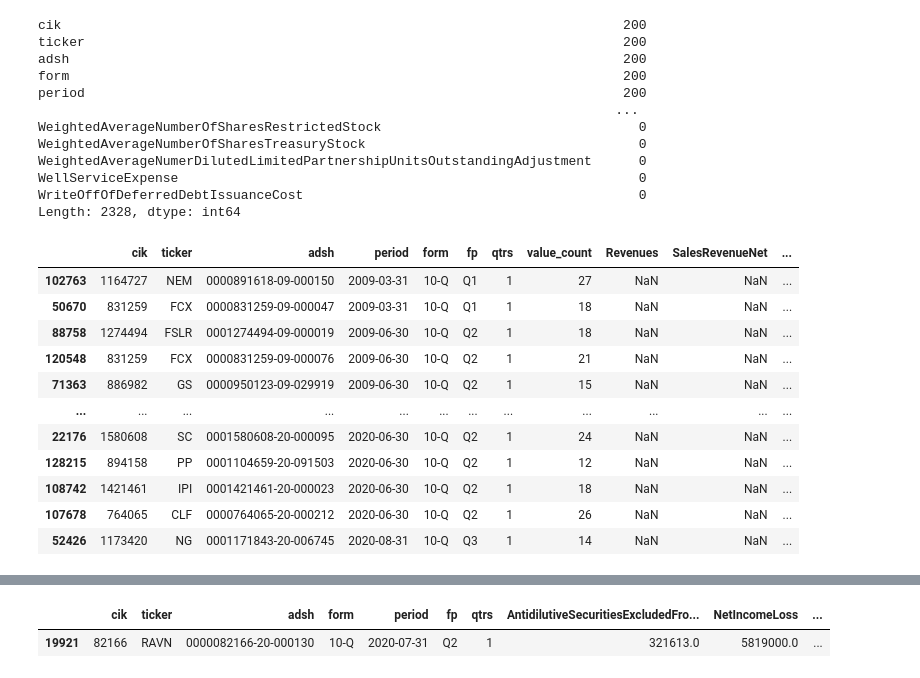
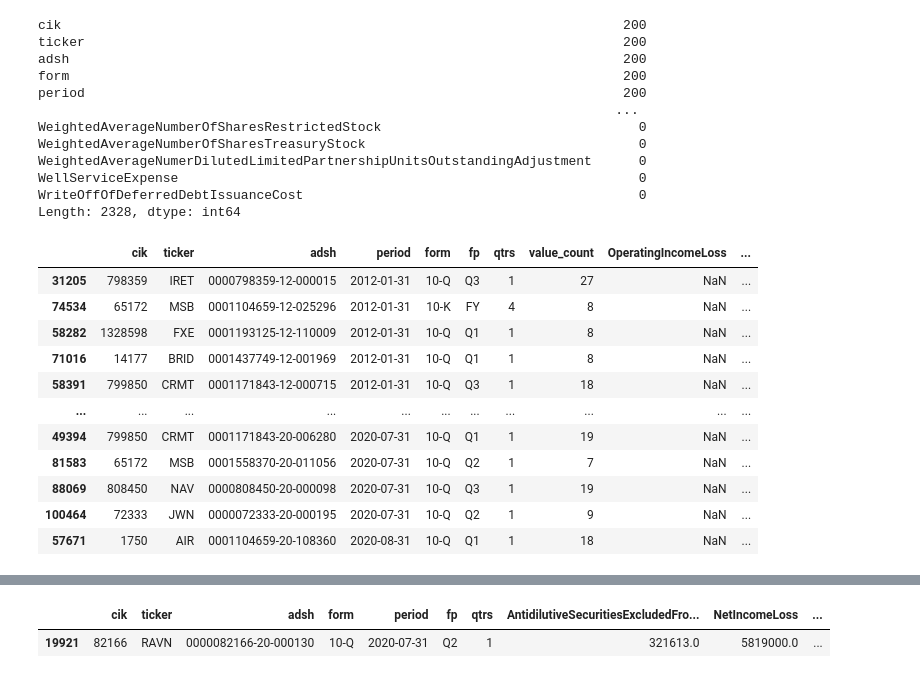
Before and after one commit to HansjoergW/bfh_mt_hs2020_sec_data, a Jupyter notebook: 04_UniformAndCompleteData.ipynb, the cells around one changed output, grey strips where cells are left out. Cells and saved outputs as stored; diff of their text form; code cells hidden in the pictures.

```diff
--- a/04_UniformAndCompleteData.ipynb
+++ b/04_UniformAndCompleteData.ipynb
@@ -577,0 +619,4 @@ is_pivot_pd_copy.shape
+# %%
+is_pivot_pd_copy['SharesOutstanding_hj'] = None
+copy_if_not_empty(is_pivot_pd_copy, 'WeightedAverageNumberOfSharesOutstandingBasic', 'SharesOutstanding_hj')
+copy_if_not_empty(is_pivot_pd_copy, 'WeightedAverageNumberOfDilutedSharesOutstanding', 'SharesOutstanding_hj')
@@ -676,0 +744,10 @@ OperatingIncomeLoss   34604
+# %%
+is_pivot_pd_copy['OperatingIncomeLoss_hj'] = None
+
+copy_if_not_empty(is_pivot_pd_copy, 'cpy_OperatingIncomeLoss', 'OperatingIncomeLoss')
+copy_if_not_empty(is_pivot_pd_copy, 'cpy_IncomeLossFromContinuingOperationsBeforeIncomeTaxesMinorityInterestAndIncomeLossFromEquityMethodInvestments', 'IncomeLossFromContinuingOperationsBeforeIncomeTaxesMinorityInterestAndIncomeLossFromEquityMethodInvestments')
+copy_if_not_empty(is_pivot_pd_copy, 'cpy_IncomeLossFromContinuingOperationsBeforeIncomeTaxesExtraordinaryItemsNoncontrollingInterest', 'IncomeLossFromContinuingOperationsBeforeIncomeTaxesExtraordinaryItemsNoncontrollingInterest')
+
+copy_if_not_empty(is_pivot_pd_copy, 'OperatingIncomeLoss', 'OperatingIncomeLoss_hj')
+copy_if_not_empty(is_pivot_pd_copy, 'IncomeLossFromContinuingOperationsBeforeIncomeTaxesMinorityInterestAndIncomeLossFromEquityMethodInvestments', 'OperatingIncomeLoss_hj')
+copy_if_not_empty(is_pivot_pd_copy, 'IncomeLossFromContinuingOperationsBeforeIncomeTaxesExtraordinaryItemsNoncontrollingInterest', 'OperatingIncomeLoss_hj')
@@ -738,53 +808,77 @@ WriteOffOfDeferredDebtIssuanceCost                                           0
 Length: 2328, dtype: int64
 # %%
 pd.set_option('display.max_rows', 40)
-is_pivot_pd_copy[
-                (is_pivot_pd_copy.Revenues.isnull())  \
-                &(is_pivot_pd_copy.SalesRevenueNet.isnull())  \
-                &(is_pivot_pd_copy.RevenueFromContractWithCustomerExcludingAssessedTax.isnull())   \
-                &(is_pivot_pd_copy.RevenueFromContractWithCustomerIncludingAssessedTax.isnull())   \
-                &(is_pivot_pd_copy.InterestAndDividendIncomeOperating.isnull())   \
-                &(is_pivot_pd_copy.NoninterestIncome.isnull())   \
-               &(is_pivot_pd_copy.RevenuesExcludingInterestAndDividends.isnull())   \
-                 &(is_pivot_pd_copy.RegulatedAndUnregulatedOperatingRevenue.isnull())  \
+is_pivot_pd_copy[\
+
+                 (is_pivot_pd_copy.OperatingIncomeLoss_hj.isnull())
+                 &(is_pivot_pd_copy.IncomeLossFromContinuingOperationsBeforeIncomeTaxesMinorityInterestAndIncomeLossFromEquityMethodInvestments.isnull())
+
+#                 &(is_pivot_pd_copy.CostsAndExpenses.notnull())
+#                 &(is_pivot_pd_copy.CostOfGoodsAndServicesSold.isnull())
+#                  &(is_pivot_pd_copy.CostOfGoodsSold.isnull())
+#                  &(is_pivot_pd_copy.CostOfRevenue.isnull())
+#                  &(is_pivot_pd_copy.CostOfServices.isnull())
+
+ #                (is_pivot_pd_copy.EarningsPerShareBasic.isnull())
+#                   ', 'WeightedAverageNumberOfSharesOutstandingBasic'
+
+#                      (is_pivot_pd_copy.NetIncomeLoss.notnull())  \
+#                    & (is_pivot_pd_copy.ProfitLoss.notnull())  \
+#                  & (is_pivot_pd_copy.NetIncomeLossAvailableToCommonStockholdersBasic.notnull()) \
+#                 (is_pivot_pd_copy.Revenues.isnull())  \
+#                 &(is_pivot_pd_copy.SalesRevenueNet.isnull())  \
+#                 &(is_pivot_pd_copy.RevenueFromContractWithCustomerExcludingAssessedTax.isnull())   \
+#                 &(is_pivot_pd_copy.RevenueFromContractWithCustomerIncludingAssessedTax.isnull())   \
+#                 &(is_pivot_pd_copy.InterestAndDividendIncomeOperating.isnull())   \
+#                 &(is_pivot_pd_copy.NoninterestIncome.isnull())   \
+#                &(is_pivot_pd_copy.RevenuesExcludingInterestAndDividends.isnull())   \
+#                  &(is_pivot_pd_copy.RegulatedAndUnregulatedOperatingRevenue.isnull())  \
 #                 &(is_pivot_pd_copy.SalesRevenueNet.isnull())  \
                 ] \
   [["cik","ticker", "adsh","period", "form","fp","qtrs","value_count",
-    'Revenues',
-    'SalesRevenueNet',
-     'RevenueFromContractWithCustomerExcludingAssessedTax', # Sales
-     'RevenueFromContractWithCustomerIncludingAssessedTax', # Sales
-    'InterestAndDividendIncomeOperating',
-    'NoninterestIncome',
-    'RevenuesExcludingInterestAndDividends'
+    'OperatingIncomeLoss',
+    'IncomeLossFromContinuingOperationsBeforeIncomeTaxesMinorityInterestAndIncomeLossFromEquityMethodInvestments',
+    'CostsAndExpenses',
+#     'CostOfGoodsAndServicesSold',
+#     'CostOfGoodsSold',
+#     'CostOfRevenue',
+#     'CostOfServices',
+#     'NetIncomeLoss', 'ProfitLoss','NetIncomeLossAvailableToCommonStockholdersBasic'
+#     'Revenues',
+#     'SalesRevenueNet',
+#      'RevenueFromContractWithCustomerExcludingAssessedTax', # Sales
+#      'RevenueFromContractWithCustomerIncludingAssessedTax', # Sales
+#     'InterestAndDividendIncomeOperating',
+#     'NoninterestIncome',
+#     'RevenuesExcludingInterestAndDividends'
 
 #  'Revenues',
 #  'SalesRevenueNet',
 #  'OperatingLeasesIncomeStatementLeaseRevenue',
 
 
 #  'RevenueFromCollaborativeArrangementExcludingRevenueFromContractWithCustomer',
 #  'RevenueNotFromContractWithCustomer',
 #  'RevenueNotFromContractWithCustomerExcludingInterestIncome',
 #  'RevenueNotFromContractWithCustomerOther',
 #  'RevenuesFromExternalCustomers',
 # 'CostOfGoodsAndServicesSold',
 #  'GrossProfit'
 
 
 
    ]] \
     .sort_values(by=['period'])
 # %% [output]
-|  | cik | ticker | adsh | period | form | fp | qtrs | value_count | Revenues | SalesRevenueNet | ... |
-| 102763 | 1164727 | NEM | 0000891618-09-000150 | 2009-03-31 | 10-Q | Q1 | 1 | 27 | NaN | NaN | ... |
-| 50670 | 831259 | FCX | 0000831259-09-000047 | 2009-03-31 | 10-Q | Q1 | 1 | 18 | NaN | NaN | ... |
-| 88758 | 1274494 | FSLR | 0001274494-09-000019 | 2009-06-30 | 10-Q | Q2 | 1 | 18 | NaN | NaN | ... |
-| 120548 | 831259 | FCX | 0000831259-09-000076 | 2009-06-30 | 10-Q | Q2 | 1 | 21 | NaN | NaN | ... |
-| 71363 | 886982 | GS | 0000950123-09-029919 | 2009-06-30 | 10-Q | Q2 | 1 | 15 | NaN | NaN | ... |
-| ... | ... | ... | ... | ... | ... | ... | ... | ... | ... | ... | ... |
-| 22176 | 1580608 | SC | 0001580608-20-000095 | 2020-06-30 | 10-Q | Q2 | 1 | 24 | NaN | NaN | ... |
-| 128215 | 894158 | PP | 0001104659-20-091503 | 2020-06-30 | 10-Q | Q2 | 1 | 12 | NaN | NaN | ... |
-| 108742 | 1421461 | IPI | 0001421461-20-000023 | 2020-06-30 | 10-Q | Q2 | 1 | 18 | NaN | NaN | ... |
-| 107678 | 764065 | CLF | 0000764065-20-000212 | 2020-06-30 | 10-Q | Q2 | 1 | 26 | NaN | NaN | ... |
-| 52426 | 1173420 | NG | 0001171843-20-006745 | 2020-08-31 | 10-Q | Q3 | 1 | 14 | NaN | NaN | ... |
+|  | cik | ticker | adsh | period | form | fp | qtrs | value_count | OperatingIncomeLoss | ... |
+| 31205 | 798359 | IRET | 0000798359-12-000015 | 2012-01-31 | 10-Q | Q3 | 1 | 27 | NaN | ... |
+| 74534 | 65172 | MSB | 0001104659-12-025296 | 2012-01-31 | 10-K | FY | 4 | 8 | NaN | ... |
+| 58282 | 1328598 | FXE | 0001193125-12-110009 | 2012-01-31 | 10-Q | Q1 | 1 | 8 | NaN | ... |
+| 71016 | 14177 | BRID | 0001437749-12-001969 | 2012-01-31 | 10-Q | Q1 | 1 | 8 | NaN | ... |
+| 58391 | 799850 | CRMT | 0001171843-12-000715 | 2012-01-31 | 10-Q | Q3 | 1 | 18 | NaN | ... |
+| ... | ... | ... | ... | ... | ... | ... | ... | ... | ... | ... |
+| 49394 | 799850 | CRMT | 0001171843-20-006280 | 2020-07-31 | 10-Q | Q1 | 1 | 19 | NaN | ... |
+| 81583 | 65172 | MSB | 0001558370-20-011056 | 2020-07-31 | 10-Q | Q2 | 1 | 7 | NaN | ... |
+| 88069 | 808450 | NAV | 0000808450-20-000098 | 2020-07-31 | 10-Q | Q3 | 1 | 19 | NaN | ... |
+| 100464 | 72333 | JWN | 0000072333-20-000195 | 2020-07-31 | 10-Q | Q2 | 1 | 9 | NaN | ... |
+| 57671 | 1750 | AIR | 0001104659-20-108360 | 2020-08-31 | 10-Q | Q1 | 1 | 18 | NaN | ... |
```
Also changed, not shown: parts of 66 cells of this notebook, 1 other file.
